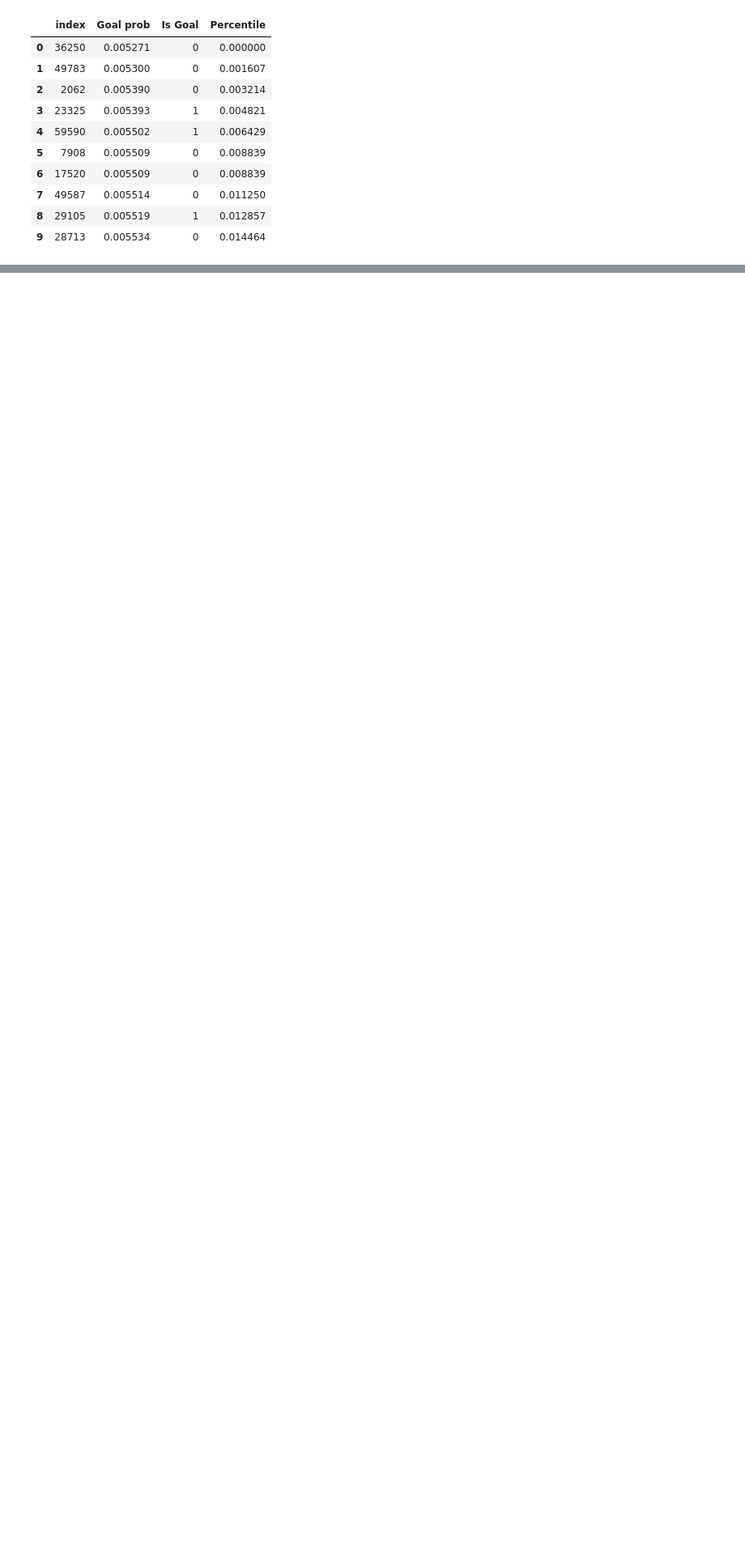
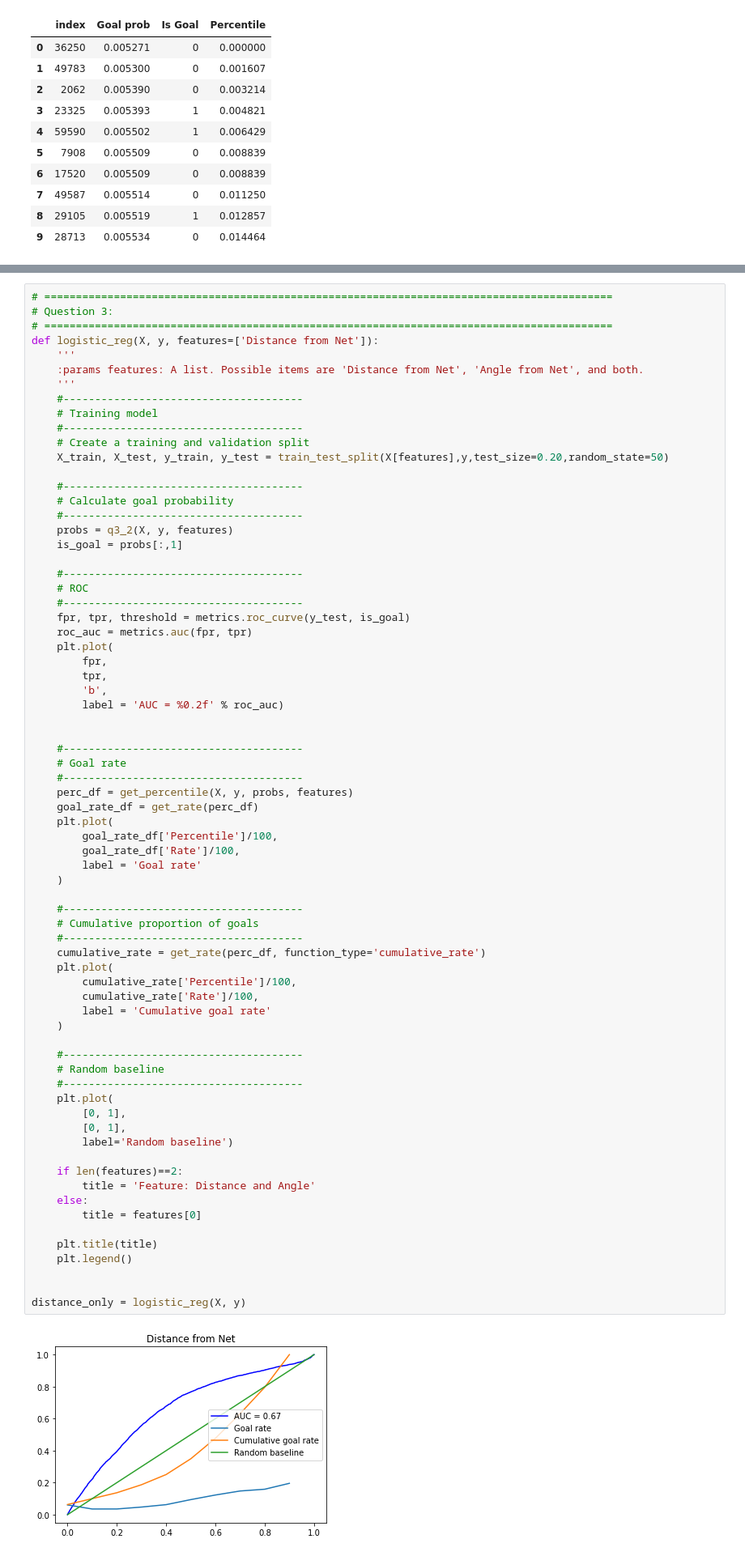
Before and after one commit to IreneZhou0129/IFT6758_m1, a Jupyter notebook: notebooks/m2_q3.ipynb, the cells around one changed output, grey strips where cells are left out. Shown at 81% size. Drawn from its saved outputs; the diff is of its cells as text; blank space fills up the shorter version.

```diff
--- a/notebooks/m2_q3.ipynb
+++ b/notebooks/m2_q3.ipynb
@@ -253,0 +315,73 @@ cumulative:
+# %%
+# ==========================================================================================
+# Question 3:
+# ==========================================================================================
+def logistic_reg(X, y, features=['Distance from Net']):
+    '''
+    :params features: A list. Possible items are 'Distance from Net', 'Angle from Net', and both.
+    '''
+    #--------------------------------------
+    # Training model
+    #--------------------------------------
+    # Create a training and validation split
+    X_train, X_test, y_train, y_test = train_test_split(X[features],y,test_size=0.20,random_state=50)
+
+    #--------------------------------------
+    # Calculate goal probability
+    #--------------------------------------
+    probs = q3_2(X, y, features)
+    is_goal = probs[:,1]
+
+    #--------------------------------------
+    # ROC
+    #--------------------------------------
+    fpr, tpr, threshold = metrics.roc_curve(y_test, is_goal)
+    roc_auc = metrics.auc(fpr, tpr)
+    plt.plot(
+        fpr,
+        tpr,
+        'b',
+        label = 'AUC = %0.2f' % roc_auc)
+
+
+    #--------------------------------------
+    # Goal rate
+    #--------------------------------------
+    perc_df = get_percentile(X, y, probs, features)
+    goal_rate_df = get_rate(perc_df)
+    plt.plot(
+        goal_rate_df['Percentile']/100,
+        goal_rate_df['Rate']/100,
+        label = 'Goal rate'
+    )
+
+    #--------------------------------------
+    # Cumulative proportion of goals
+    #--------------------------------------
+    cumulative_rate = get_rate(perc_df, function_type='cumulative_rate')
+    plt.plot(
+        cumulative_rate['Percentile']/100,
+        cumulative_rate['Rate']/100,
+        label = 'Cumulative goal rate'
+    )
+
+    #--------------------------------------
+    # Random baseline
+    #--------------------------------------
+    plt.plot(
+        [0, 1],
+        [0, 1],
+        label='Random baseline')
+
+    if len(features)==2:
+        title = 'Feature: Distance and Angle'
+    else:
+        title = features[0]
+
+    plt.title(title)
+    plt.legend()
+
+
+distance_only = logistic_reg(X, y)
+# %% [output]
+[figure, added]
```
Also changed, not shown: parts of 12 cells of this notebook.
